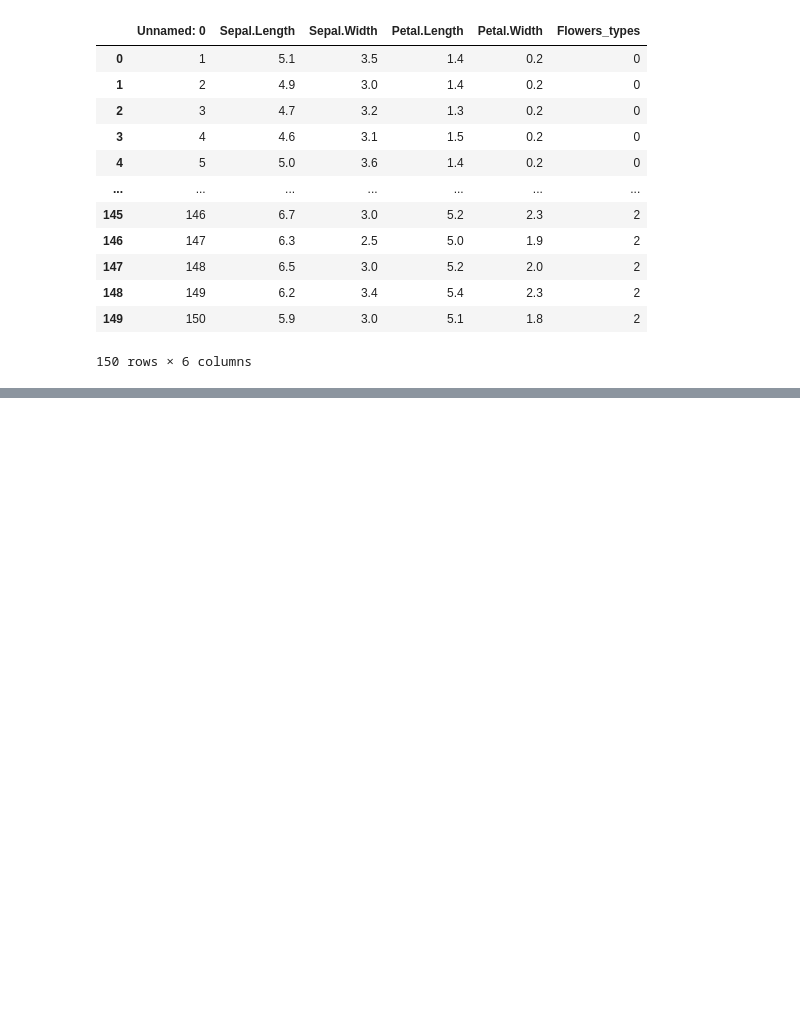
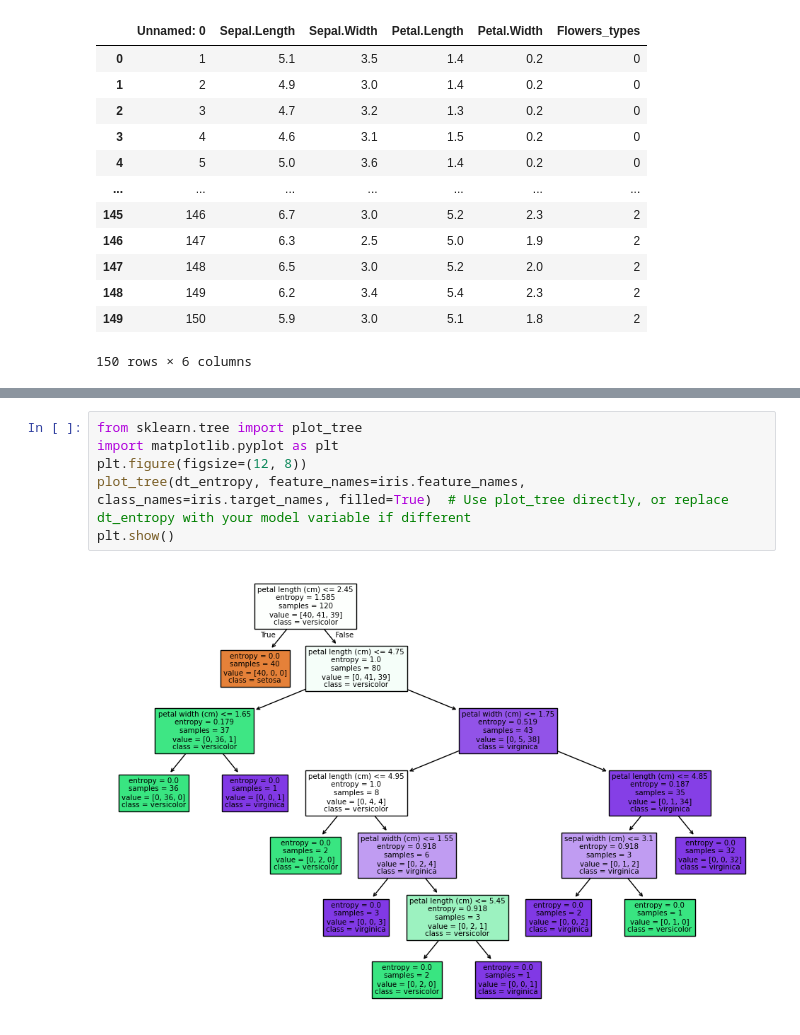
Before and after one commit to TARUN965/ML_with_flask, a Jupyter notebook: Decision_Tree.ipynb, the cells around one changed output, grey strips where cells are left out. Saved outputs shown, nothing was run; the diff lists cells and outputs as text; blank space fills up the shorter version.

```diff
--- a/Decision_Tree.ipynb
+++ b/Decision_Tree.ipynb
@@ -197,0 +237,8 @@ iris
+# %%
+from sklearn.tree import plot_tree
+import matplotlib.pyplot as plt
+plt.figure(figsize=(12, 8))
+plot_tree(dt_entropy, feature_names=iris.feature_names, class_names=iris.target_names, filled=True)  # Use plot_tree directly, or replace dt_entropy with your model variable if different
+plt.show()
+# %% [output]
+[figure, added]
```
Also changed, not shown: parts of 4 cells of this notebook.
